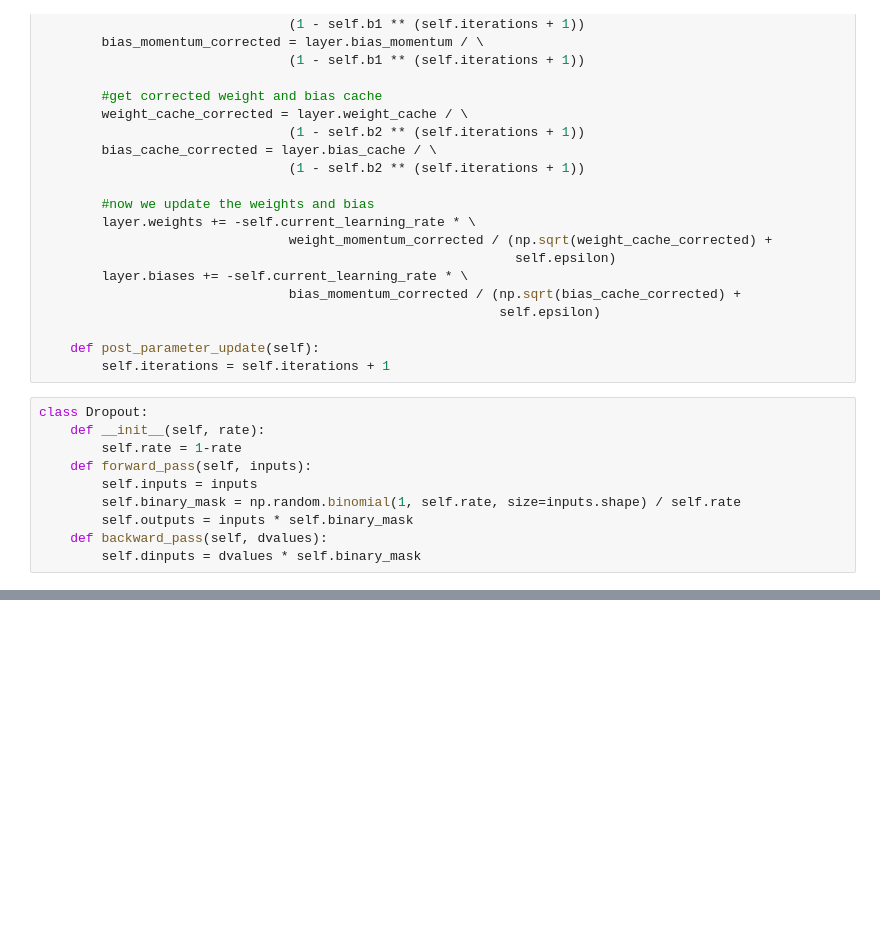
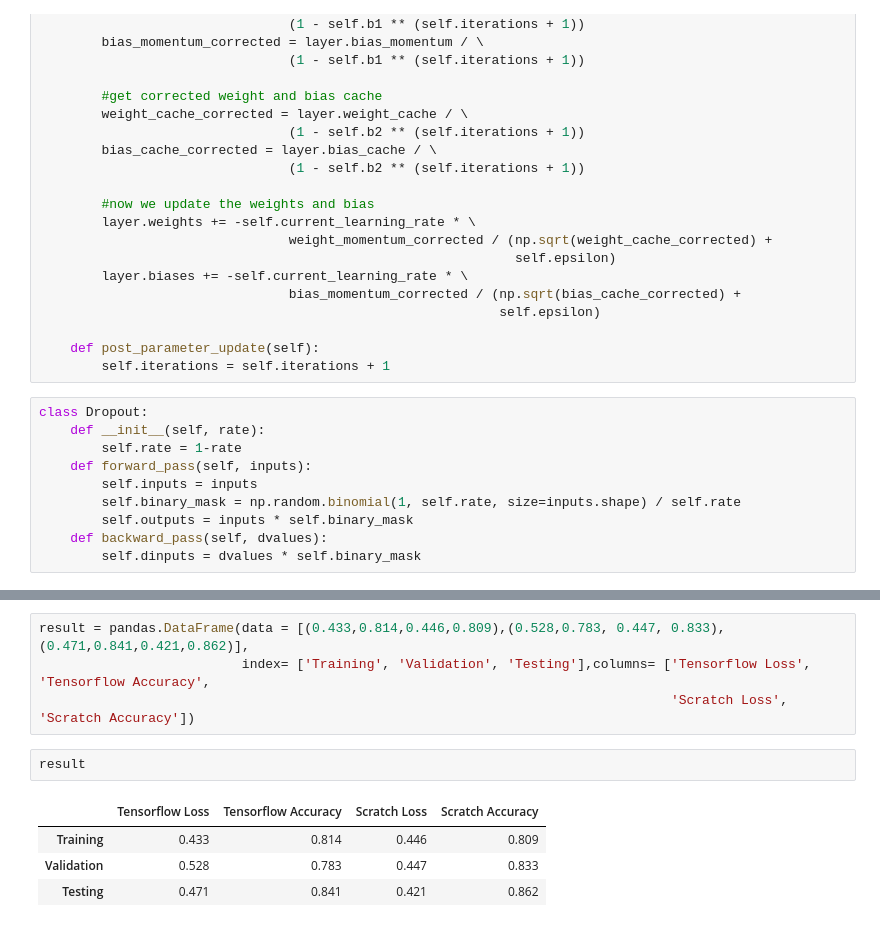
Before and after one commit to sledzryan/personalprojects, a Jupyter notebook: HeartDisease.ipynb, the cells around one changed output, grey strips where cells are left out. Saved outputs shown, nothing was run; the diff lists cells and outputs as text; blank space fills up the shorter version.

```diff
--- a/HeartDisease.ipynb
+++ b/HeartDisease.ipynb
@@ -428,0 +468,11 @@ test, acc: 0.862,  loss: 0.419
+# %%
+result = pandas.DataFrame(data = [(0.433,0.814,0.446,0.809),(0.528,0.783, 0.447, 0.833), (0.471,0.841,0.421,0.862)],
+                          index= ['Training', 'Validation', 'Testing'],columns= ['Tensorflow Loss', 'Tensorflow Accuracy',
+                                                                                 'Scratch Loss', 'Scratch Accuracy'])
+# %%
+result
+# %% [output]
+|  | Tensorflow Loss | Tensorflow Accuracy | Scratch Loss | Scratch Accuracy |
+| Training | 0.433 | 0.814 | 0.446 | 0.809 |
+| Validation | 0.528 | 0.783 | 0.447 | 0.833 |
+| Testing | 0.471 | 0.841 | 0.421 | 0.862 |
```
Also changed, not shown: parts of 5 cells of this notebook.
